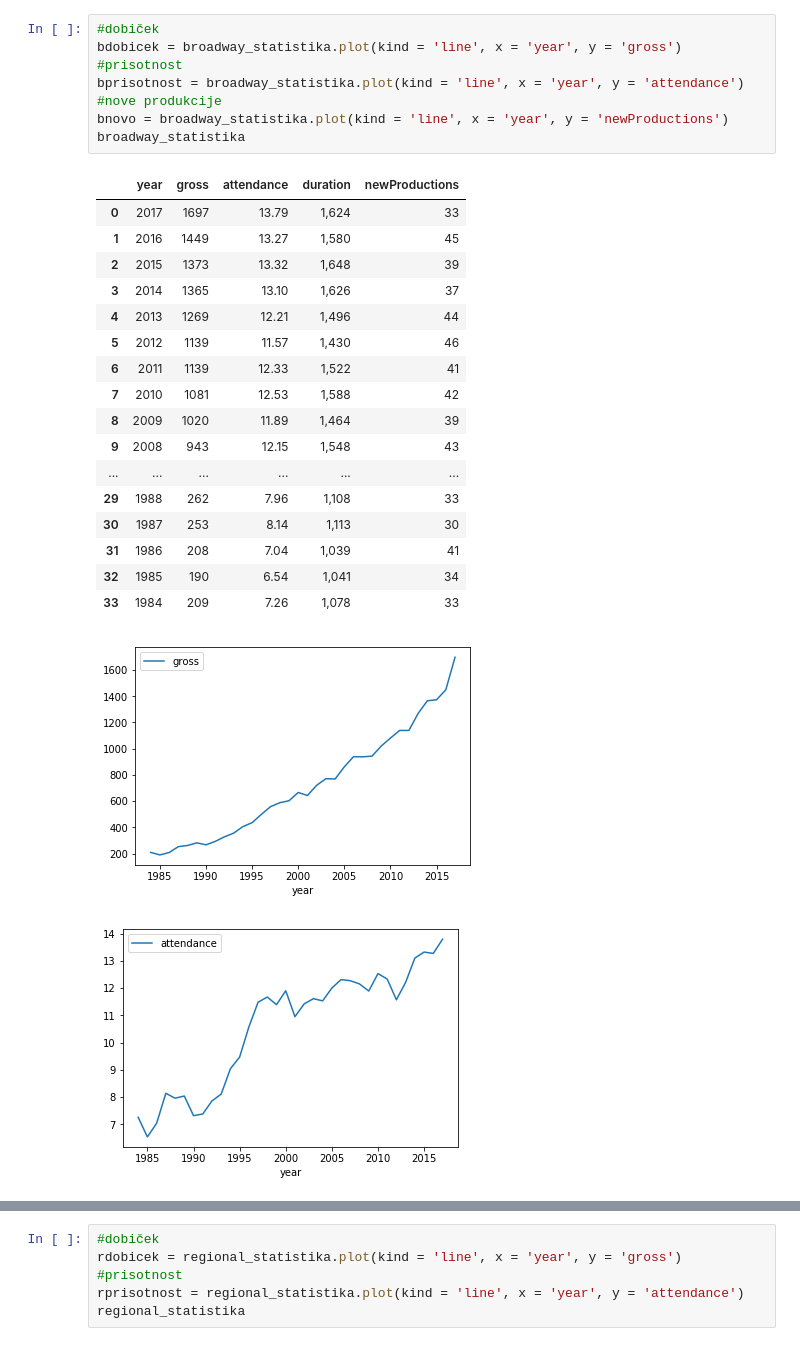
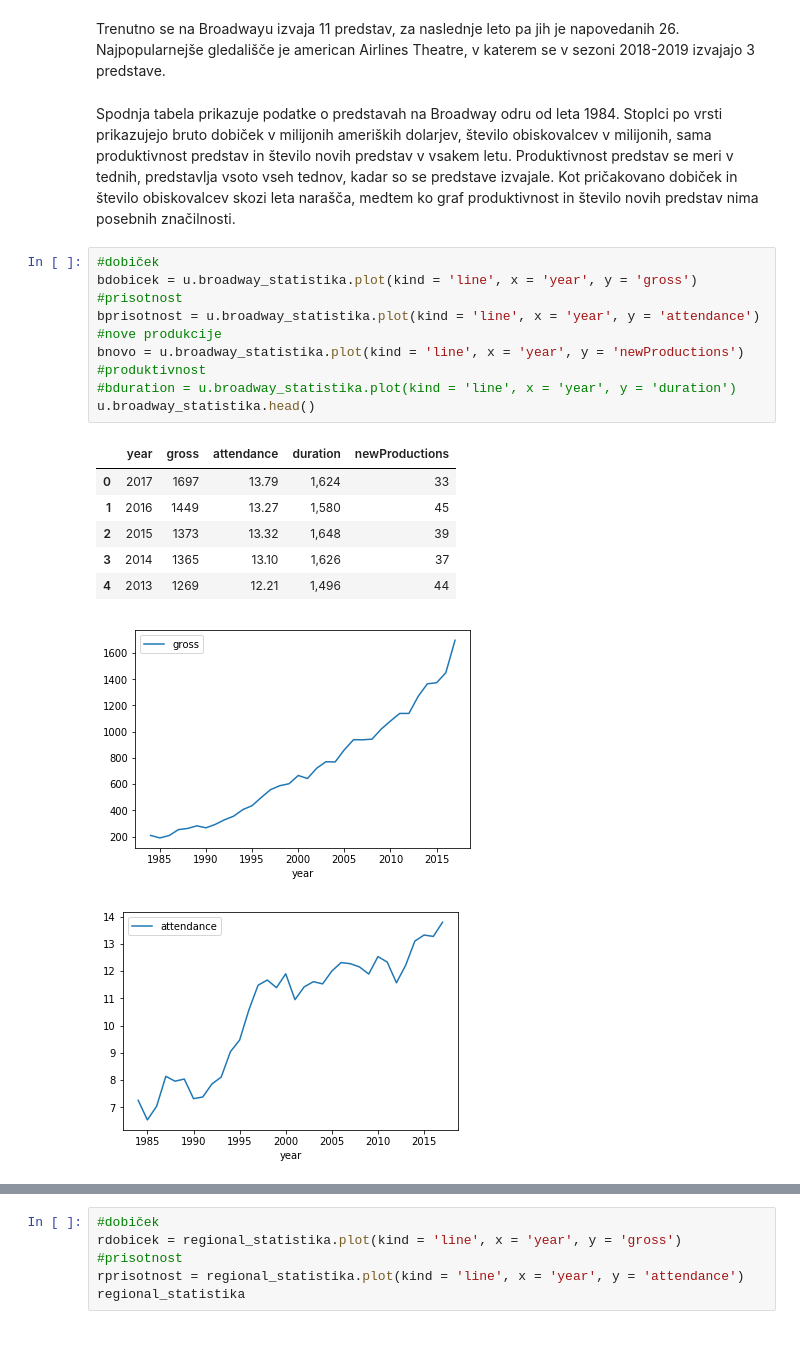
Before and after one commit to ines-silc/projektna-naloga-programiranje-1, a Jupyter notebook: Analiza.ipynb, the cells around one changed output, grey strips where cells are left out. Cells and saved outputs as stored; diff of their text form.

```diff
--- a/Analiza.ipynb
+++ b/Analiza.ipynb
@@ -16,32 +23,27 @@ broadway[broadway.venue.str.contains('American Airlines Theatre')]
 | 1 | 2018-2019 | All My Sons | American Airlines Theatre | Play | New York, NY | Broadway |
 | 8 | 2018-2019 | Bernhardt/Hamlet | American Airlines Theatre | Play | New York, NY | Broadway |
 | 45 | 2018-2019 | True West | American Airlines Theatre | Play | New York, NY | Broadway |
+# %% [markdown]
+Trenutno se na Broadwayu izvaja 11 predstav, za naslednje leto pa jih je napovedanih 26. Najpopularnejše gledališče je american Airlines Theatre, v katerem se v sezoni 2018-2019 izvajajo 3 predstave.
+# %% [markdown]
+Spodnja tabela prikazuje podatke o predstavah na Broadway odru od leta 1984. Stoplci po vrsti prikazujejo bruto dobiček v milijonih ameriških dolarjev, število obiskovalcev v milijonih, sama produktivnost predstav in število novih predstav v vsakem letu. Produktivnost predstav se meri v tednih, predstavlja vsoto vseh tednov, kadar so se predstave izvajale. Kot pričakovano dobiček in število obiskovalcev skozi leta narašča, medtem ko graf produktivnost in število novih predstav nima posebnih značilnosti.
 # %%
 #dobiček
-bdobicek = broadway_statistika.plot(kind = 'line', x = 'year', y = 'gross')
+bdobicek = u.broadway_statistika.plot(kind = 'line', x = 'year', y = 'gross')
 #prisotnost
-bprisotnost = broadway_statistika.plot(kind = 'line', x = 'year', y = 'attendance')
+bprisotnost = u.broadway_statistika.plot(kind = 'line', x = 'year', y = 'attendance')
 #nove produkcije
-bnovo = broadway_statistika.plot(kind = 'line', x = 'year', y = 'newProductions')
-broadway_statistika
+bnovo = u.broadway_statistika.plot(kind = 'line', x = 'year', y = 'newProductions')
+#produktivnost
+#bduration = u.broadway_statistika.plot(kind = 'line', x = 'year', y = 'duration')
+u.broadway_statistika.head()
 # %% [output]
 |  | year | gross | attendance | duration | newProductions |
 | 0 | 2017 | 1697 | 13.79 | 1,624 | 33 |
 | 1 | 2016 | 1449 | 13.27 | 1,580 | 45 |
 | 2 | 2015 | 1373 | 13.32 | 1,648 | 39 |
 | 3 | 2014 | 1365 | 13.10 | 1,626 | 37 |
 | 4 | 2013 | 1269 | 12.21 | 1,496 | 44 |
-| 5 | 2012 | 1139 | 11.57 | 1,430 | 46 |
-| 6 | 2011 | 1139 | 12.33 | 1,522 | 41 |
-| 7 | 2010 | 1081 | 12.53 | 1,588 | 42 |
-| 8 | 2009 | 1020 | 11.89 | 1,464 | 39 |
-| 9 | 2008 | 943 | 12.15 | 1,548 | 43 |
-| ... | ... | ... | ... | ... | ... |
-| 29 | 1988 | 262 | 7.96 | 1,108 | 33 |
-| 30 | 1987 | 253 | 8.14 | 1,113 | 30 |
-| 31 | 1986 | 208 | 7.04 | 1,039 | 41 |
-| 32 | 1985 | 190 | 6.54 | 1,041 | 34 |
-| 33 | 1984 | 209 | 7.26 | 1,078 | 33 |
 [figure]
 [figure]
 [figure]
```
Also changed, not shown: parts of 3 cells of this notebook, 2 other files.
